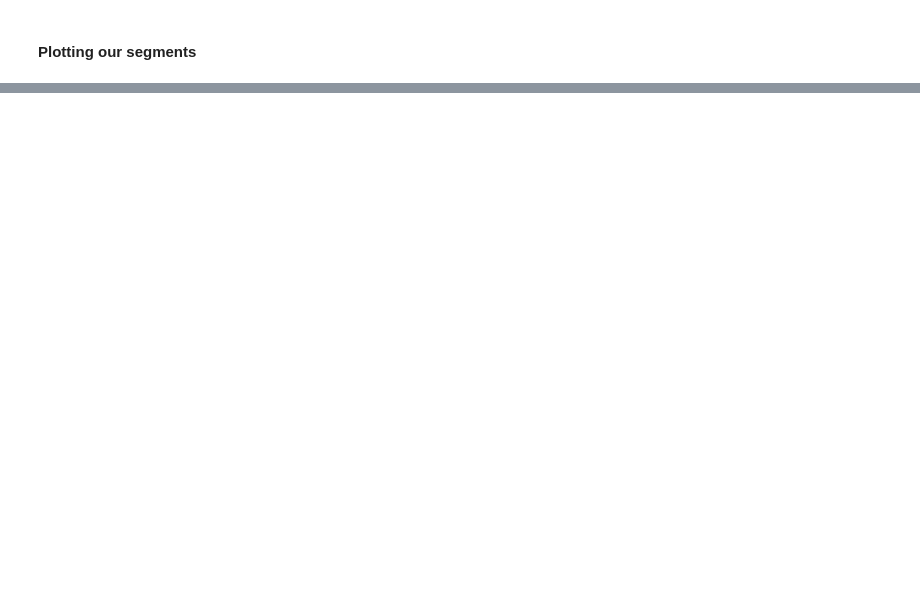
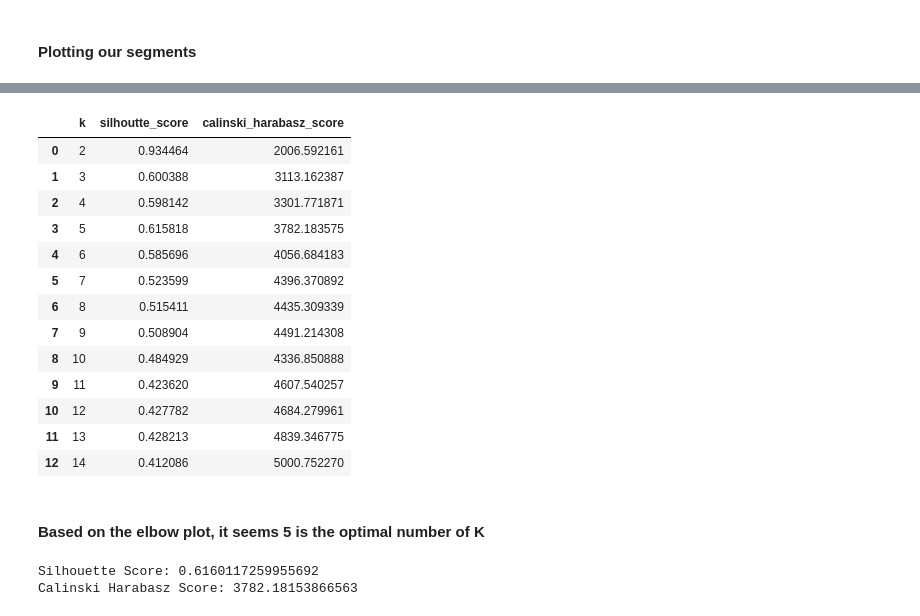
Before and after one commit to vincevertulfo/customer-segmentation, a Jupyter notebook: customer-segmentation.ipynb, the cells around one changed output, grey strips where cells are left out. Drawn from its saved outputs; the diff is of its cells as text; code cells hidden in the pictures; blank space fills up the shorter version.

```diff
--- a/customer-segmentation.ipynb
+++ b/customer-segmentation.ipynb
@@ -264,0 +328,23 @@ plt.show()
+# %%
+kmeans_df['k'] = range(2,15)
+kmeans_df['silhoutte_score'] = silhouette_score
+kmeans_df['calinski_harabasz_score'] = calinski_harabasz_score
+# %%
+kmeans_df
+# %% [output]
+|  | k | silhoutte_score | calinski_harabasz_score |
+| 0 | 2 | 0.934464 | 2006.592161 |
+| 1 | 3 | 0.600388 | 3113.162387 |
+| 2 | 4 | 0.598142 | 3301.771871 |
+| 3 | 5 | 0.615818 | 3782.183575 |
+| 4 | 6 | 0.585696 | 4056.684183 |
+| 5 | 7 | 0.523599 | 4396.370892 |
+| 6 | 8 | 0.515411 | 4435.309339 |
+| 7 | 9 | 0.508904 | 4491.214308 |
+| 8 | 10 | 0.484929 | 4336.850888 |
+| 9 | 11 | 0.423620 | 4607.540257 |
+| 10 | 12 | 0.427782 | 4684.279961 |
+| 11 | 13 | 0.428213 | 4839.346775 |
+| 12 | 14 | 0.412086 | 5000.752270 |
+# %% [markdown]
+#### Based on the elbow plot, it seems 5 is the optimal number of K
@@ -264,0 +356,6 @@ plt.show()
+# %%
+print(f"Silhouette Score: {metrics.silhouette_score(X, labels, metric = 'euclidean')}")
+print(f"Calinski Harabasz Score: {metrics.calinski_harabasz_score(X, labels)}")
+# %% [output]
+Silhouette Score: 0.6160117259955692
+Calinski Harabasz Score: 3782.18153866563
```
Also changed, not shown: parts of 13 cells of this notebook.
